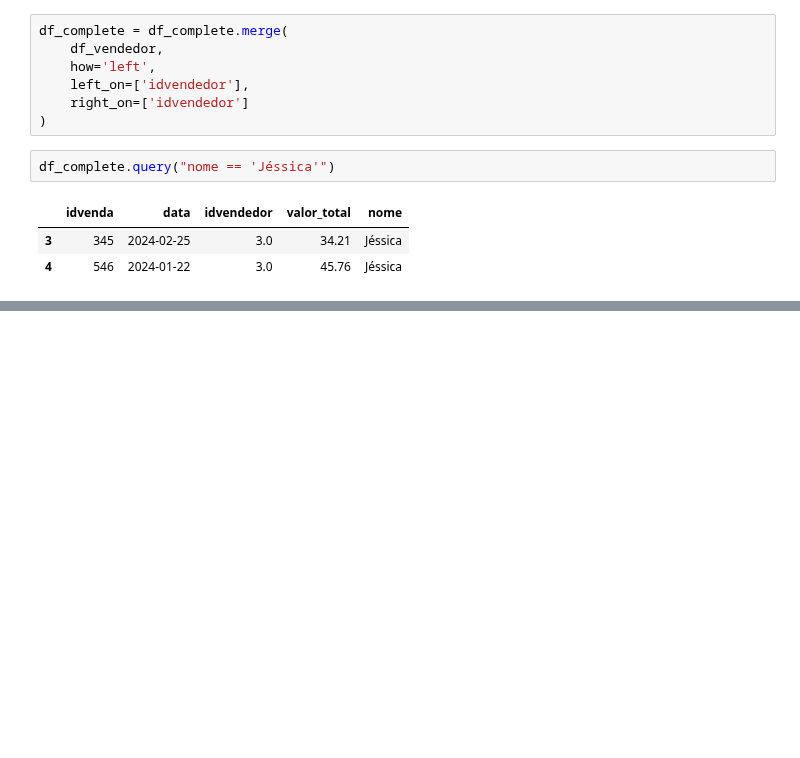
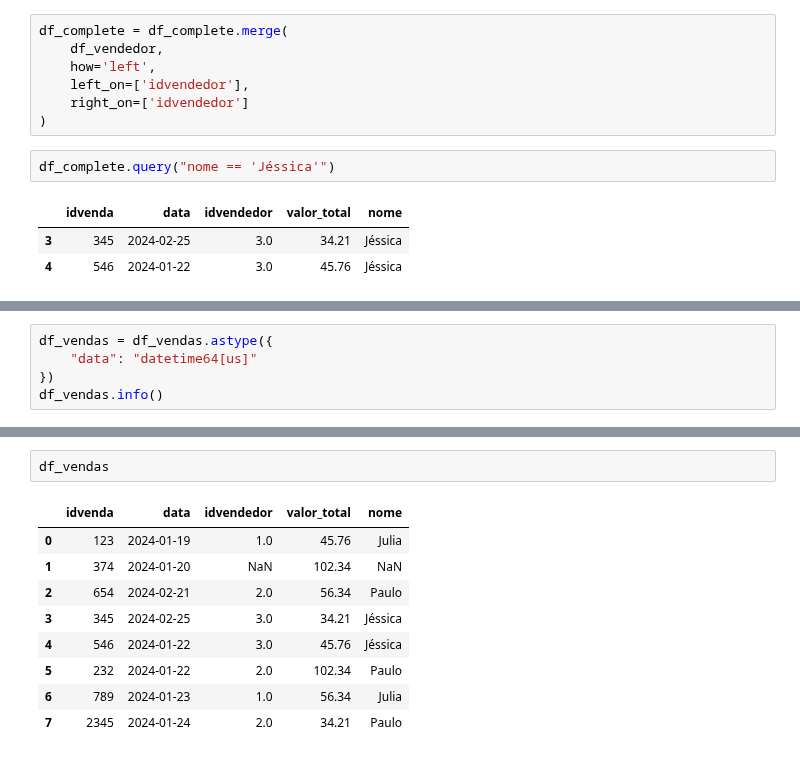
Before and after one commit to Joao-Inacio/Pandas-Descomplicado-Um-Guia-Pratico-para-Iniciantes, a Jupyter notebook: 0.2_Dataframe/dataframe.ipynb, the cells around one changed output, grey strips where cells are left out. Drawn from its saved outputs; the diff is of its cells as text; blank space fills up the shorter version.

```diff
--- a/0.2_Dataframe/dataframe.ipynb
+++ b/0.2_Dataframe/dataframe.ipynb
@@ -1554,0 +1585,5 @@ df_complete.query("nome == 'Jéssica'")
+# %%
+df_vendas = df_vendas.astype({
+    "data": "datetime64[us]"
+})
+df_vendas.info()
@@ -1554,0 +1603,12 @@ df_complete.query("nome == 'Jéssica'")
+# %%
+df_vendas
+# %% [output]
+|  | idvenda | data | idvendedor | valor_total | nome |
+| 0 | 123 | 2024-01-19 | 1.0 | 45.76 | Julia |
+| 1 | 374 | 2024-01-20 | NaN | 102.34 | NaN |
+| 2 | 654 | 2024-02-21 | 2.0 | 56.34 | Paulo |
+| 3 | 345 | 2024-02-25 | 3.0 | 34.21 | Jéssica |
+| 4 | 546 | 2024-01-22 | 3.0 | 45.76 | Jéssica |
+| 5 | 232 | 2024-01-22 | 2.0 | 102.34 | Paulo |
+| 6 | 789 | 2024-01-23 | 1.0 | 56.34 | Julia |
+| 7 | 2345 | 2024-01-24 | 2.0 | 34.21 | Paulo |
```
Also changed, not shown: parts of 10 cells of this notebook.
